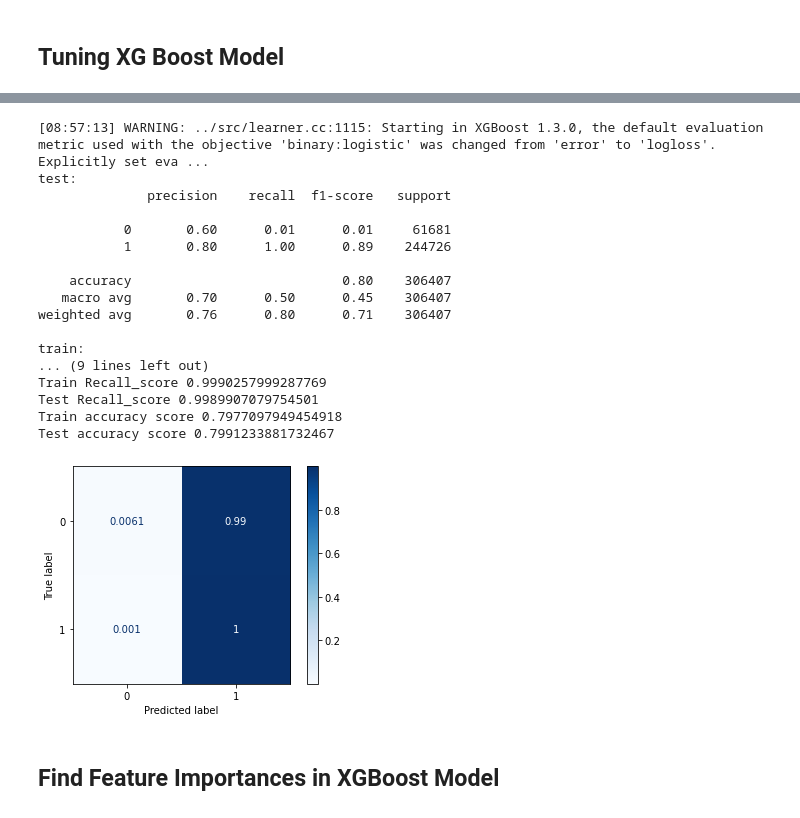
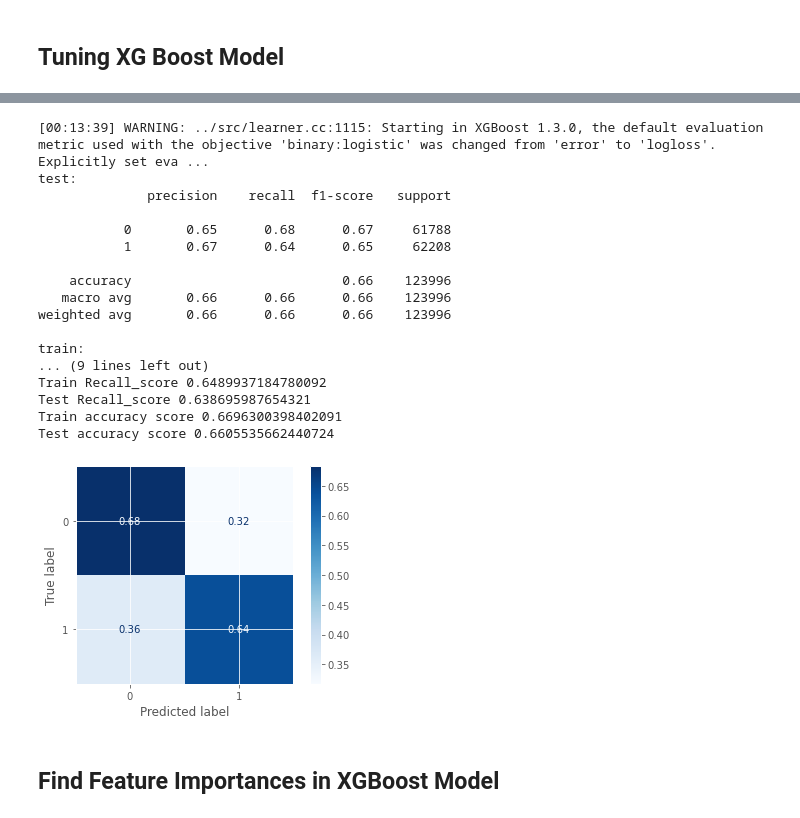
Before and after one commit to claudiatsai/Predict_loan_default, a Jupyter notebook: project_loan_1.ipynb, the cells around one changed output, grey strips where cells are left out. Cells and saved outputs as stored; diff of their text form; code cells hidden in the pictures.

```diff
--- a/project_loan_1.ipynb
+++ b/project_loan_1.ipynb
@@ -1209,0 +936,3 @@ for index,value in enumerate(loan.dtypes):
+# %%
+df_class_1_under = df_class_1.sample(count_class_0)
+loan_under = pd.concat([df_class_1_under, df_class_0], axis=0)
@@ -1224,6 +957,6 @@ loan.sample()
 # %%
-X = loan.drop(['loan_status'],axis=1)
-y = loan['loan_status']
+X = loan_under.drop(['loan_status'],axis=1)
+y = loan_under['loan_status']
 # %% [markdown]
 ## Train Test Split
 # %% [markdown]
@@ -1419,7 +1167,7 @@ param_grid = {
     'n_estimators': [100],
 }
 # %%
-grid_clf = GridSearchCV(xg,param_grid,cv=3,scoring='recall',n_jobs=1)
+grid_clf = GridSearchCV(xg,param_grid,cv=5,scoring='recall',n_jobs=1)
 grid_clf.fit(scaled_X_train,y_train)
 
 best_parameters = grid_clf.best_params_
@@ -1457,26 +1205,26 @@ Validation accuracy: 79.89%
 # %%
-xg_grid_smote=XGBClassifier(learning_rate=0.1,max_depth=1, min_child_weight=1,n_estimators=100, subsample=0.5)
+xg_grid=XGBClassifier(learning_rate=0.2,max_depth=5, min_child_weight=2,n_estimators=100, subsample=0.7)
 # %%
-eval_model(xg_grid_smote,scaled_X_train,y_train,scaled_X_test,y_test)
+eval_model(xg_grid,scaled_X_train,y_train,scaled_X_test,y_test)
 # %% [output]
-[08:57:13] WARNING: ../src/learner.cc:1115: Starting in XGBoost 1.3.0, the default evaluation metric used with the objective 'binary:logistic' was changed from 'error' to 'logloss'. Explicitly set eva ...
+[00:13:39] WARNING: ../src/learner.cc:1115: Starting in XGBoost 1.3.0, the default evaluation metric used with the objective 'binary:logistic' was changed from 'error' to 'logloss'. Explicitly set eva ...
 test:
               precision    recall  f1-score   support
 
-           0       0.60      0.01      0.01     61681
-           1       0.80      1.00      0.89    244726
+           0       0.65      0.68      0.67     61788
+           1       0.67      0.64      0.65     62208
 
-    accuracy                           0.80    306407
-   macro avg       0.70      0.50      0.45    306407
-weighted avg       0.76      0.80      0.71    306407
+    accuracy                           0.66    123996
+   macro avg       0.66      0.66      0.66    123996
+weighted avg       0.66      0.66      0.66    123996
 
 train:
 ... (9 lines left out)
-Train Recall_score 0.9990257999287769
-Test Recall_score 0.9989907079754501
-Train accuracy score 0.7977097949454918
-Test accuracy score 0.7991233881732467
+Train Recall_score 0.6489937184780092
+Test Recall_score 0.638695987654321
+Train accuracy score 0.6696300398402091
+Test accuracy score 0.6605535662440724
-[figure, old version]
+[figure, new version]
 # %% [markdown]
 ## Find Feature Importances in XGBoost Model
 # %% [markdown]
```
Also changed, not shown: parts of 120 cells of this notebook, 17 other files.
